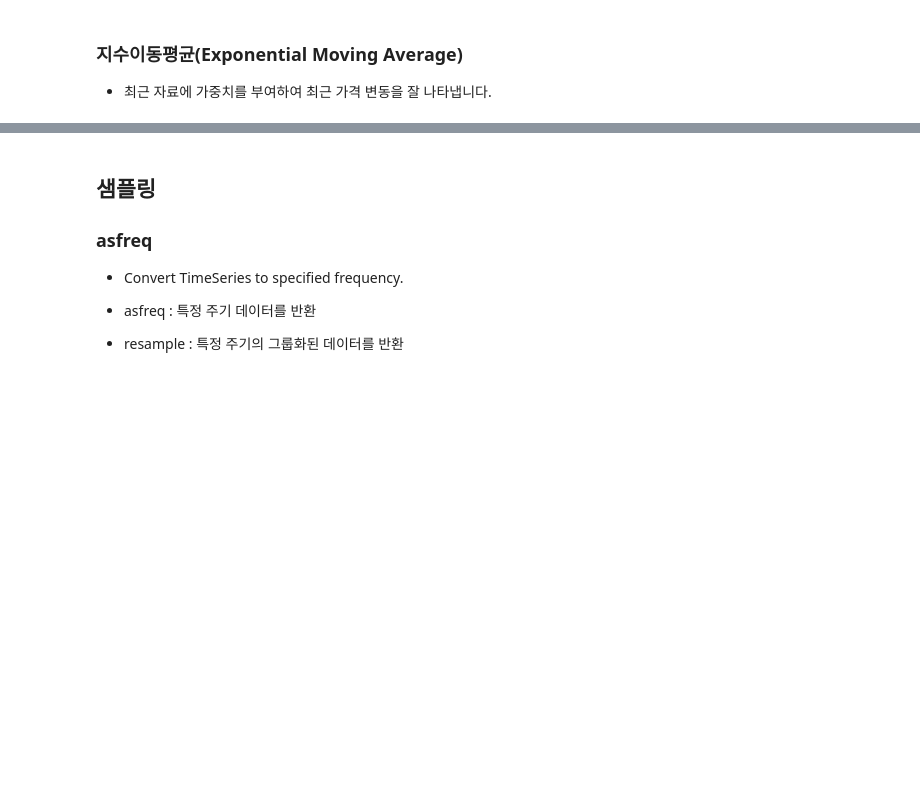
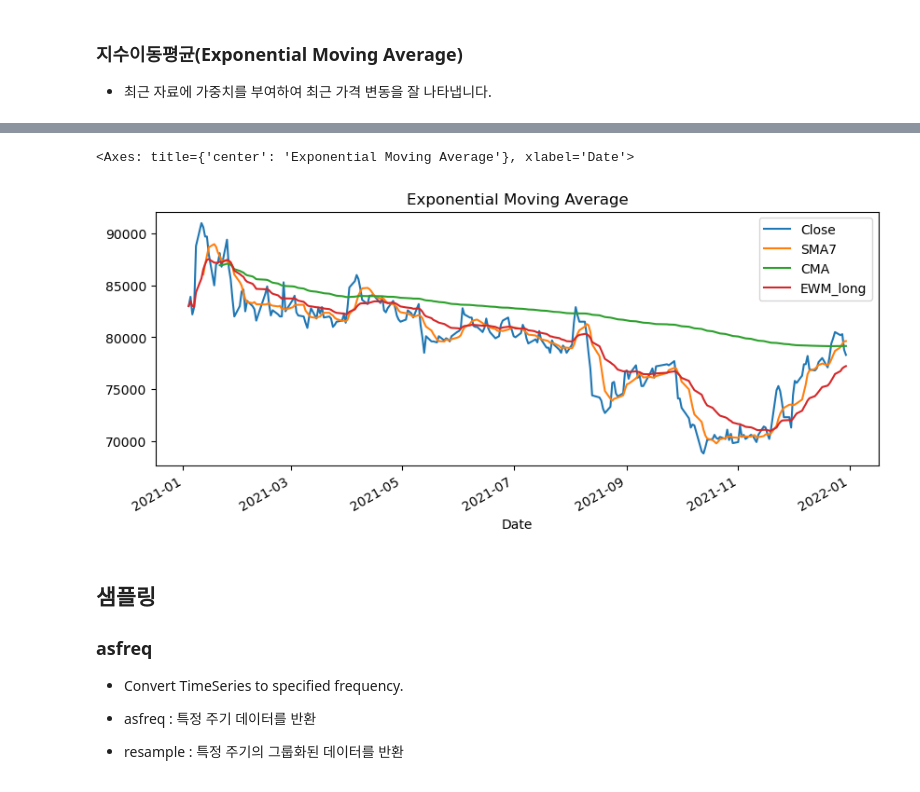
Before and after one commit to jamjamzo/finance-data-analysis, a Jupyter notebook: 6.1 일별 수익률과 이동평균-input.ipynb, the cells around one changed output, grey strips where cells are left out. Cells and saved outputs as stored; diff of their text form; code cells hidden in the pictures; blank space fills up the shorter version.

```diff
--- a/6.1 일별 수익률과 이동평균-input.ipynb
+++ b/6.1 일별 수익률과 이동평균-input.ipynb
@@ -195,3 +218,9 @@ plt.axhline(1, c='k', lw=1)
+# %%
+# 다양한 이동평균 비교하기
+df[["Close","SMA7","CMA", "EWM_long"]].plot(figsize=(10,4), title= "Exponential Moving Average")
+# %% [output]
+<Axes: title={'center': 'Exponential Moving Average'}, xlabel='Date'>
+[figure, added]
 # %% [markdown]
 ## 샘플링
 ### asfreq
```
Also changed, not shown: parts of 8 cells of this notebook.
